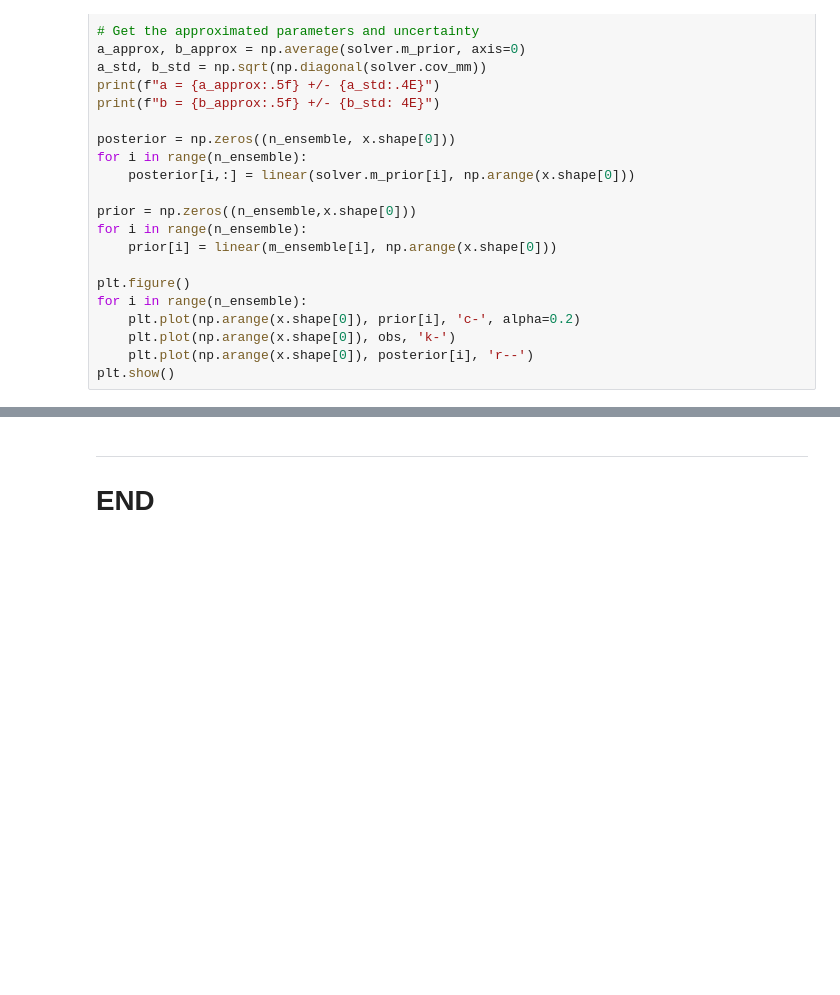
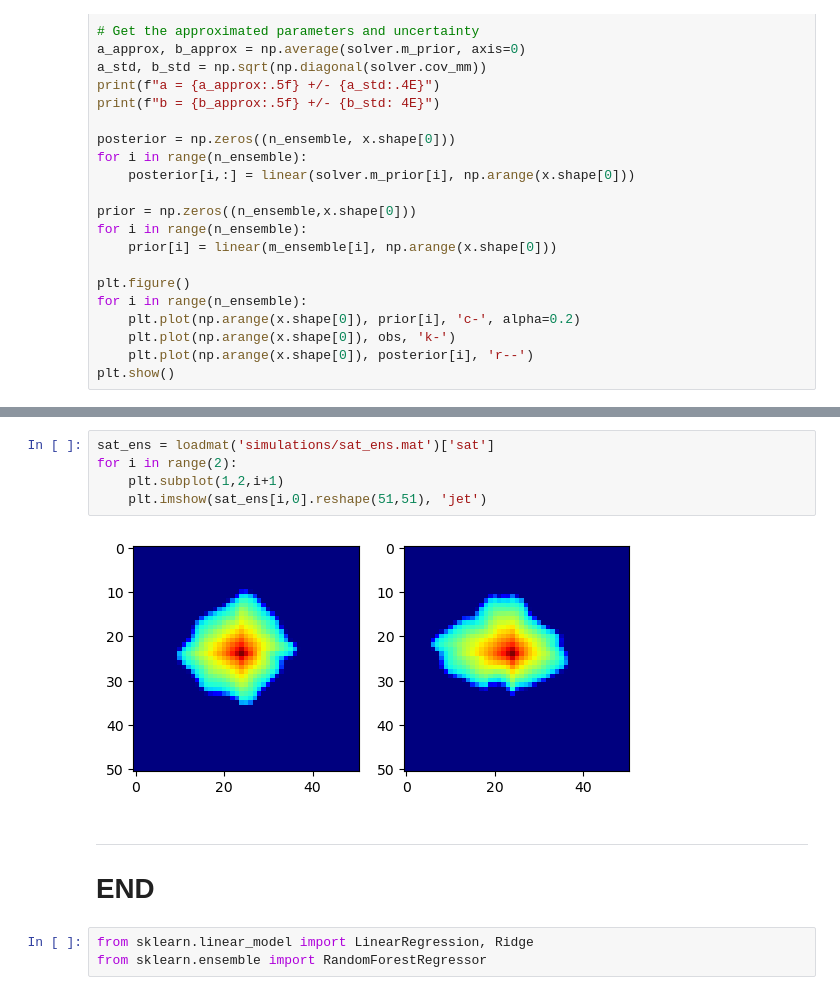
Before and after one commit to misaelmmorales/CO2-Spatial-Data-Assimilation, a Jupyter notebook: main.ipynb, the cells around one changed output, grey strips where cells are left out. Saved outputs shown, nothing was run; the diff lists cells and outputs as text; blank space fills up the shorter version.

```diff
--- a/main.ipynb
+++ b/main.ipynb
@@ -182,3 +216,13 @@ solver.solve()
+# %%
+sat_ens = loadmat('simulations/sat_ens.mat')['sat']
+for i in range(2):
+    plt.subplot(1,2,i+1)
+    plt.imshow(sat_ens[i,0].reshape(51,51), 'jet')
+# %% [output]
+[figure, added]
 # %% [markdown]
 ***
 # END
+# %%
+from sklearn.linear_model import LinearRegression, Ridge
+from sklearn.ensemble import RandomForestRegressor
```
Also changed, not shown: parts of 15 cells of this notebook, 4 other files.
